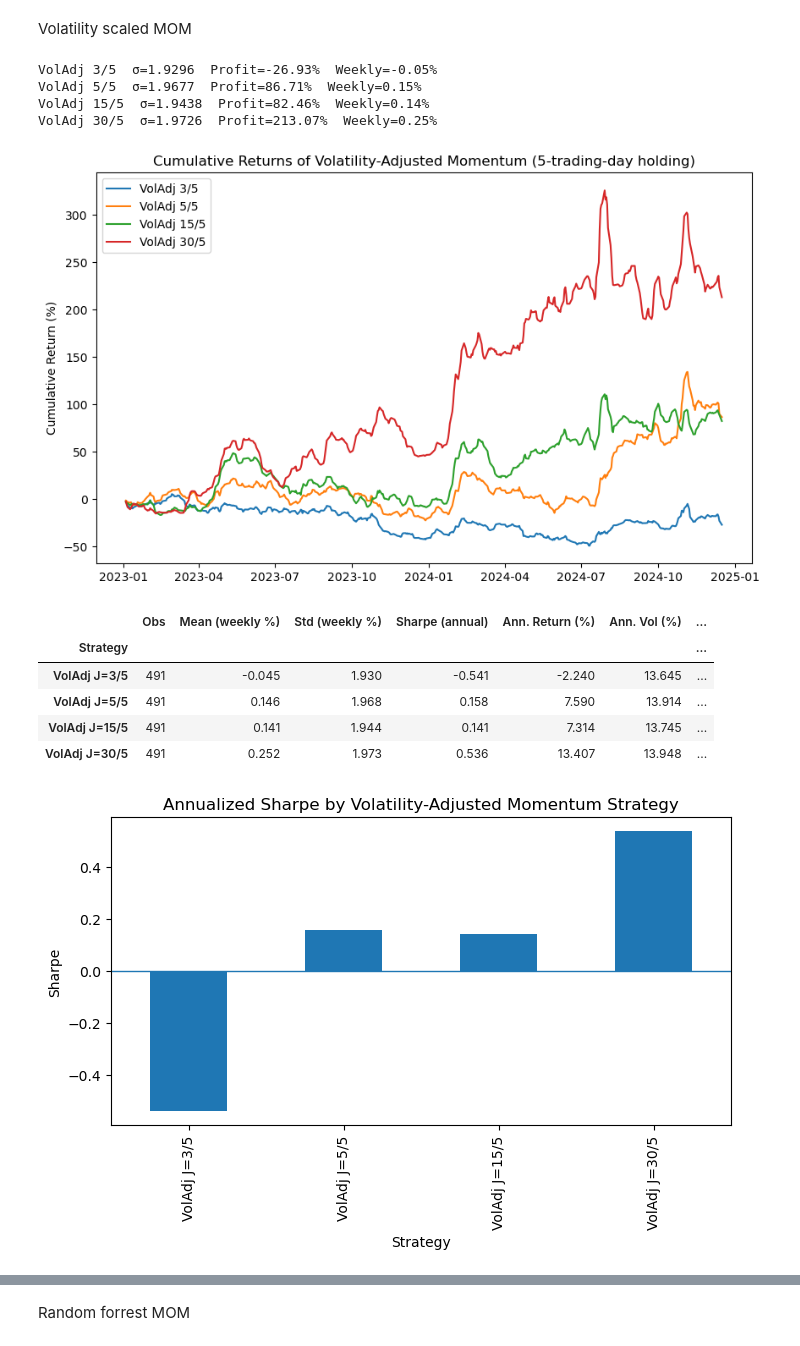
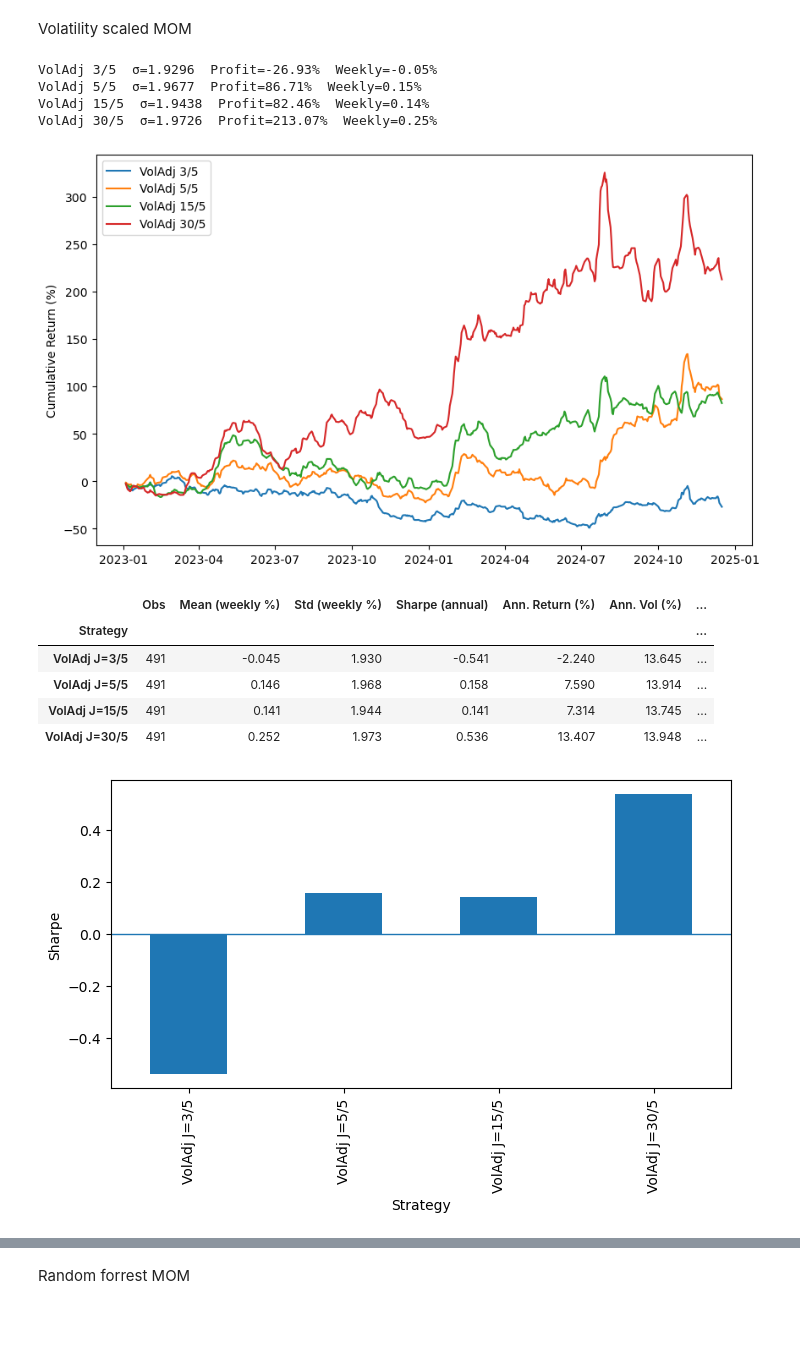
Before and after one commit to rtl959/Seminar-econometric-Financial-application, a Jupyter notebook: Full_code.ipynb, the cells around one changed output, grey strips where cells are left out. Drawn from its saved outputs; the diff is of its cells as text; code cells hidden in the pictures; blank space fills up the shorter version.

```diff
--- a/Full_code.ipynb
+++ b/Full_code.ipynb
@@ -644,10 +658,6 @@ J=30               2.644           18.697                0.301               2.0
 # %% [markdown]
 Volatility scaled MOM
 # %%
-# =============================================================================
-# Volatility-Adjusted Momentum Strategy (Sharpe-style signal J / σ_J)
-# Replicates the same analysis, tables, and figures as the pure momentum
-# =============================================================================
 
 def Momentum_VA(pred_r, date, K, daily_close_px):
     """
@@ -759,7 +769,6 @@ for J in (3, 5, 15, 30):
     ax.plot(vol_results[J][1]['MomentumProfit'], label=f"VolAdj {J}/{K}")
 ax.legend()
 ax.set_ylabel("Cumulative Return (%)")
-ax.set_title(f"Cumulative Returns of Volatility-Adjusted Momentum ({K}-trading-day holding)")
 plt.show()
 
 # ----------------------------
@@ -780,39 +789,39 @@ for J in (3, 5, 15, 30):
     std_w  = s.std(ddof=1)
     ann_return = (1 + mean_w) ** periods_per_year - 1
     ann_vol    = std_w * np.sqrt(periods_per_year)
 
     rows_va.append({
         "Strategy": f"VolAdj J={J}/{K}",
         "Obs": len(s),
         "Mean (weekly %)": mean_w * 100,
         "Std (weekly %)": std_w * 100,
         "Sharpe (annual)": sharpe,
         "Ann. Return (%)": ann_return * 100,
         "Ann. Vol (%)": ann_vol * 100,
         "RF (annual %)": rf_annual * 100,
     })
 
 sharpe_table_va = pd.DataFrame(rows_va).set_index("Strategy")
 display(sharpe_table_va.round(3))
 
 # Bar chart of Sharpe for vol-adjusted strategies
 ax = sharpe_table_va["Sharpe (annual)"].plot(
     kind="bar", figsize=(8, 4),
-    title="Annualized Sharpe by Volatility-Adjusted Momentum Strategy"
+
 )
 ax.set_ylabel("Sharpe")
 ax.axhline(0, linewidth=1)
 plt.show()
 # %% [output]
 VolAdj 3/5  σ=1.9296  Profit=-26.93%  Weekly=-0.05%
 VolAdj 5/5  σ=1.9677  Profit=86.71%  Weekly=0.15%
 VolAdj 15/5  σ=1.9438  Profit=82.46%  Weekly=0.14%
 VolAdj 30/5  σ=1.9726  Profit=213.07%  Weekly=0.25%
-[figure, old version]
+[figure, new version]
 |  | Obs | Mean (weekly %) | Std (weekly %) | Sharpe (annual) | Ann. Return (%) | Ann. Vol (%) | ... |
 | Strategy |  |  |  |  |  |  | ... |
 | VolAdj J=3/5 | 491 | -0.045 | 1.930 | -0.541 | -2.240 | 13.645 | ... |
 | VolAdj J=5/5 | 491 | 0.146 | 1.968 | 0.158 | 7.590 | 13.914 | ... |
 | VolAdj J=15/5 | 491 | 0.141 | 1.944 | 0.141 | 7.314 | 13.745 | ... |
 | VolAdj J=30/5 | 491 | 0.252 | 1.973 | 0.536 | 13.407 | 13.948 | ... |
-[figure, old version]
+[figure, new version]
```
Also changed, not shown: parts of 7 cells of this notebook, 3 other files.
